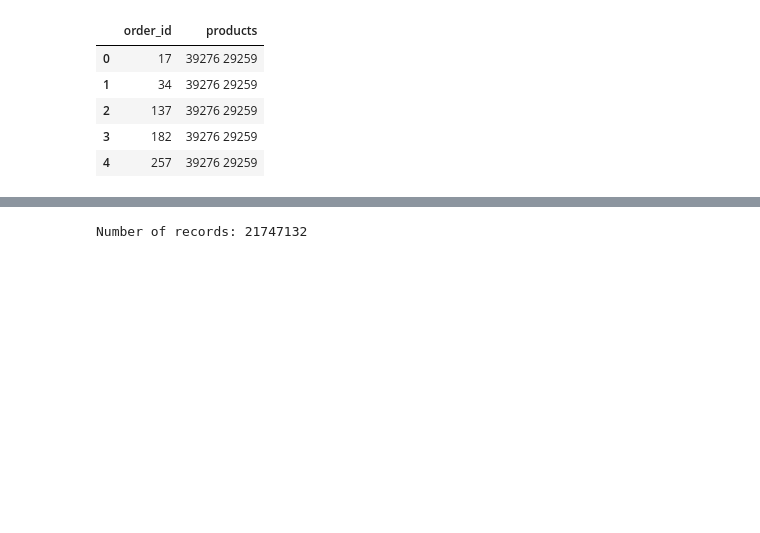
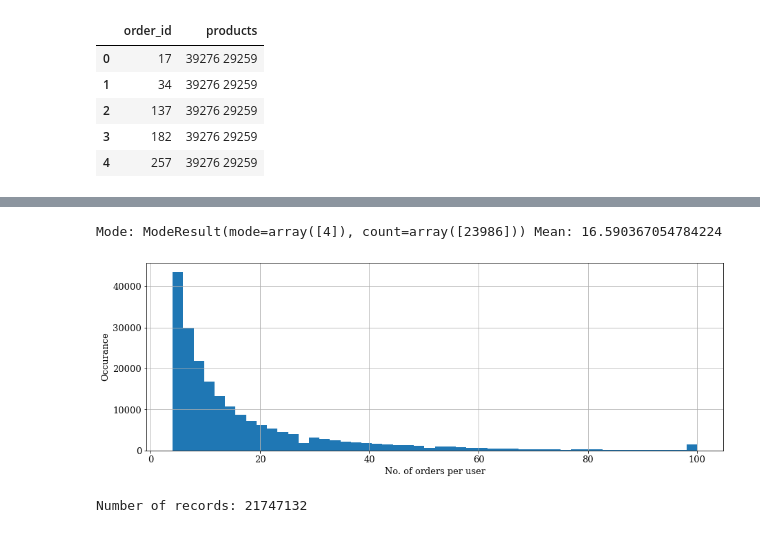
Before and after one commit to cherryng/MLcourse, a Jupyter notebook: H5_CapstoneProject.ipynb, the cells around one changed output, grey strips where cells are left out. Cells and saved outputs as stored; diff of their text form; code cells hidden in the pictures; blank space fills up the shorter version.

```diff
--- a/H5_CapstoneProject.ipynb
+++ b/H5_CapstoneProject.ipynb
@@ -97,3 +109,15 @@ number of users: 206209
+# %%
+
+fig = plt.figure(1, figsize=(15,5))
+plt.hist(order_no, density=False, bins=50)  # density=False would make counts
+plt.ylabel('Occurance')
+plt.xlabel('No. of orders per user')
+plt.grid()
+
+print("Mode:", stats.mode(order_no), "Mean:",np.mean(order_no))
+# %% [output]
+Mode: ModeResult(mode=array([4]), count=array([23986])) Mean: 16.590367054784224
+[figure, added]
 # %%
 data_order_prior = pd.read_csv("order_products__prior.csv")
 print(f"Number of records: {len(data_order_prior)}")
```
Also changed, not shown: parts of 6 cells of this notebook.
